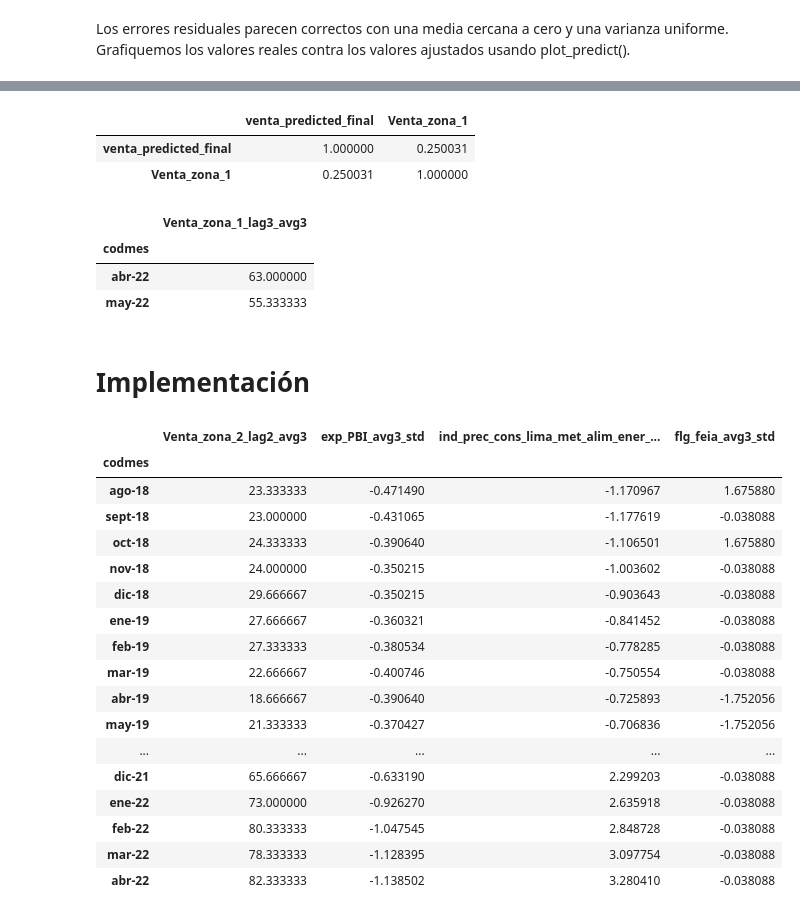
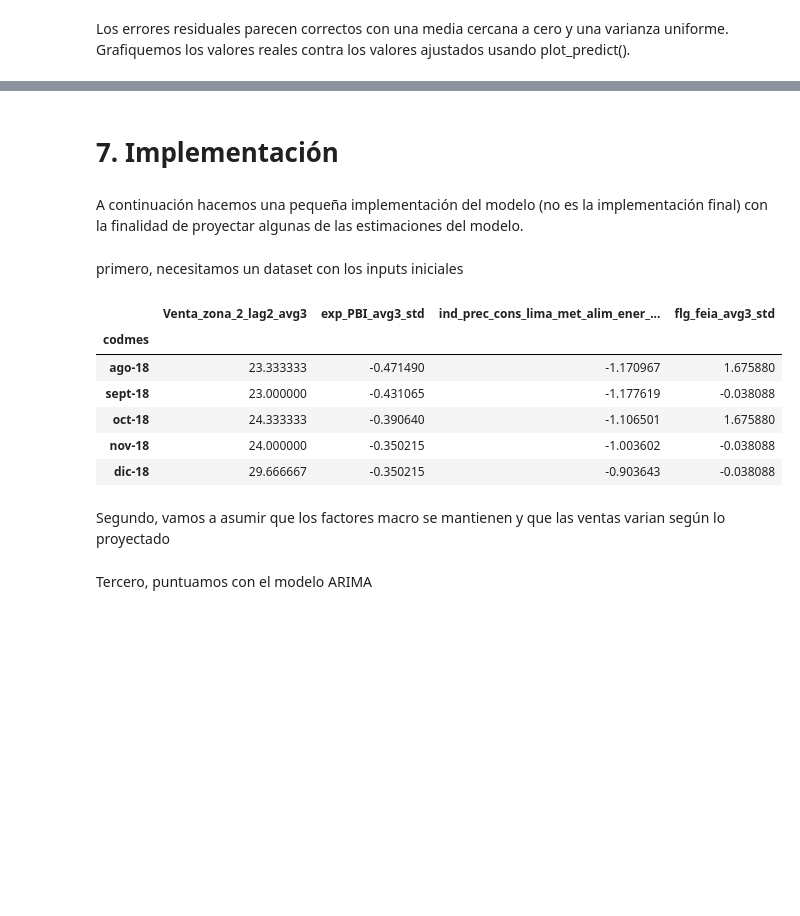
Before and after one commit to JCaballerot/Consultoria_ASEI, a Jupyter notebook: Model_development/Miraflores/modelDevelopment_zona2_M_rev.ipynb, the cells around one changed output, grey strips where cells are left out. Drawn from its saved outputs; the diff is of its cells as text; code cells hidden in the pictures; blank space fills up the shorter version.

```diff
--- a/Model_development/Miraflores/modelDevelopment_zona2_M_rev.ipynb
+++ b/Model_development/Miraflores/modelDevelopment_zona2_M_rev.ipynb
@@ -445,14 +557,0 @@ print(res.summary())
-# %%
-
-data_res['venta_predicted_final'] = 0.1938*data_res.venta_predicted + 0.9125*data_res.macro_pred - 6.1913
-
-
-data = data_res.copy().dropna()
-X_train = data[:-test_size].dropna()
-X_test  = data[-test_size:].dropna()
-# %%
-X_train[['venta_predicted_final', target]].corr()**2
-# %% [output]
-|  | venta_predicted_final | Venta_zona_1 |
-| venta_predicted_final | 1.000000 | 0.250031 |
-| Venta_zona_1 | 0.250031 | 1.000000 |
@@ -465,33 +558,21 @@ data[['venta_predicted',
-# %%
-X_test[features]
-# %% [output]
-|  | Venta_zona_1_lag3_avg3 |
-| codmes |  |
-| abr-22 | 63.000000 |
-| may-22 | 55.333333 |
 # %% [markdown]
-# Implementación
+# 7. Implementación
+# %% [markdown]
+A continuación hacemos una pequeña implementación del modelo (no es la implementación final) con la finalidad de proyectar algunas de las estimaciones del modelo.
+# %% [markdown]
+primero, necesitamos un dataset con los inputs iniciales
 # %%
-data[[target + '_lag2_avg3', 'exp_PBI_avg3_std', 'ind_prec_cons_lima_met_alim_ener_avg3_std', 'flg_feia_avg3_std']]
+data[[target + '_lag2_avg3', 'exp_PBI_avg3_std', 'ind_prec_cons_lima_met_alim_ener_avg3_std', 'flg_feia_avg3_std']].head()
 # %% [output]
 |  | Venta_zona_2_lag2_avg3 | exp_PBI_avg3_std | ind_prec_cons_lima_met_alim_ener_... | flg_feia_avg3_std |
 | codmes |  |  |  |  |
 | ago-18 | 23.333333 | -0.471490 | -1.170967 | 1.675880 |
 | sept-18 | 23.000000 | -0.431065 | -1.177619 | -0.038088 |
 | oct-18 | 24.333333 | -0.390640 | -1.106501 | 1.675880 |
 | nov-18 | 24.000000 | -0.350215 | -1.003602 | -0.038088 |
 | dic-18 | 29.666667 | -0.350215 | -0.903643 | -0.038088 |
-| ene-19 | 27.666667 | -0.360321 | -0.841452 | -0.038088 |
-| feb-19 | 27.333333 | -0.380534 | -0.778285 | -0.038088 |
-| mar-19 | 22.666667 | -0.400746 | -0.750554 | -0.038088 |
-| abr-19 | 18.666667 | -0.390640 | -0.725893 | -1.752056 |
-| may-19 | 21.333333 | -0.370427 | -0.706836 | -1.752056 |
-| ... | ... | ... | ... | ... |
-| dic-21 | 65.666667 | -0.633190 | 2.299203 | -0.038088 |
-| ene-22 | 73.000000 | -0.926270 | 2.635918 | -0.038088 |
-| feb-22 | 80.333333 | -1.047545 | 2.848728 | -0.038088 |
-| mar-22 | 78.333333 | -1.128395 | 3.097754 | -0.038088 |
-| abr-22 | 82.333333 | -1.138502 | 3.280410 | -0.038088 |
+# %% [markdown]
+Segundo, vamos a asumir que los factores macro se mantienen y que las ventas varian según lo proyectado
 # %%
 input = pd.DataFrame({'Venta_zona_2_lag2_avg3' : [82, 82, 82, 82, 82, 82],
                       'exp_PBI_avg3_std' : [-1.138502]*6,
@@ -499,6 +580,8 @@ input = pd.DataFrame({'Venta_zona_2_lag2_avg3' : [82, 82, 82, 82, 82, 82],
                       'flg_feia_avg3_std' : [-0.038088]*6
                       },
                       index = ['may','jun-22', 'jul-22', 'ago-22', 'sept-22', 'oct-22'])
+# %% [markdown]
+Tercero, puntuamos con el modelo ARIMA
 # %%
 fc_pred, se, conf  = model_fit.forecast(6, exog = input['Venta_zona_2_lag2_avg3'], alpha=0.05)
 input['venta_predicted'] = fc_pred
```
Also changed, not shown: parts of 122 cells of this notebook.
